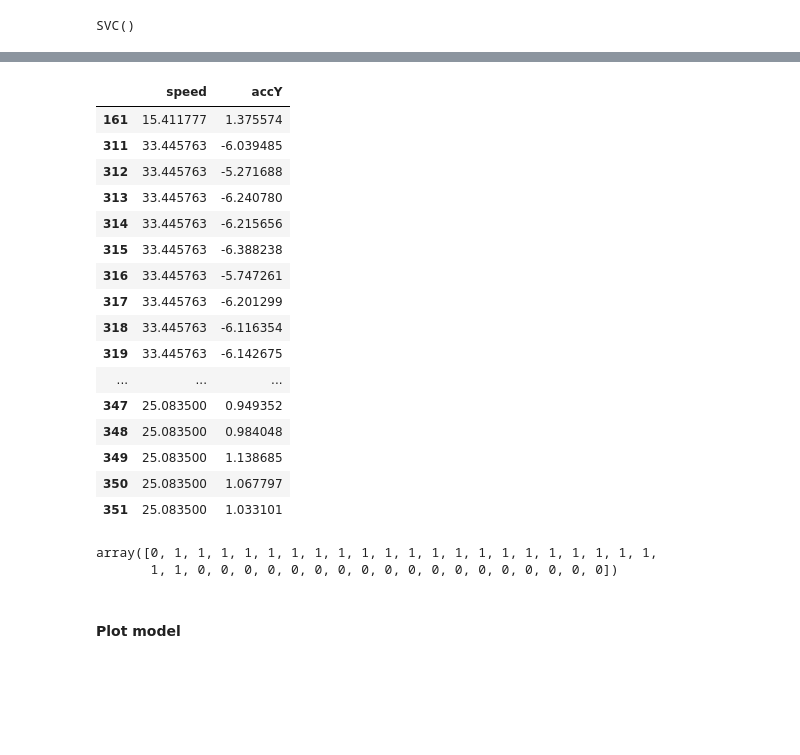
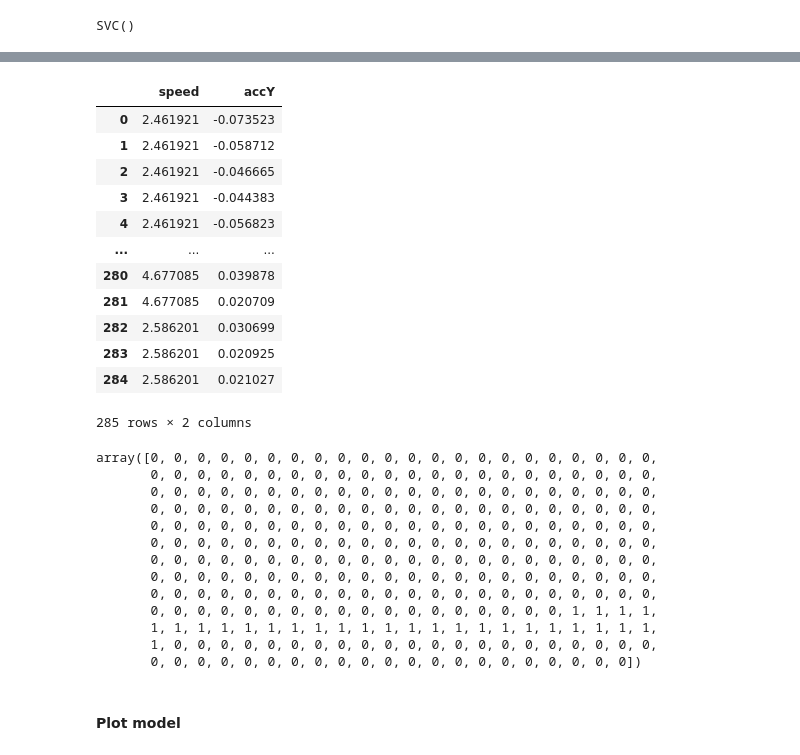
Before and after one commit to santiagoYps/ICRDSWeb, a Jupyter notebook: machine_learning/ML.ipynb, the cells around one changed output, grey strips where cells are left out. Saved outputs shown, nothing was run; the diff lists cells and outputs as text; code cells hidden in the pictures; blank space fills up the shorter version.

```diff
--- a/machine_learning/ML.ipynb
+++ b/machine_learning/ML.ipynb
@@ -10,7 +10,7 @@ from sklearn import svm
 # %% [markdown]
 Load data
 # %%
-brake_train_df = pd.read_csv('./data/smartphone_23-Jan-2022-18-49_frenada repentina_Data-Mu8hmYsKr0gDXTtH4_T.csv')
+brake_train_df = pd.read_csv('./filtered_data/smartphone_02-Feb-2022-20-04_frenada repentina_Data-Mv2FX62bOlZJlm8VJJx.csv')
 print("data size: ", brake_train_df.shape)
 brake_train_df.head()
 # %% [output]
@@ -69,31 +69,38 @@ clf.score(X_test, y_test)
 # %%
-test_data = brake_train_df[brake_train_df['eventClass'] == 1]  # Only near crash events
+test_data = brake_train_df#[brake_train_df['eventClass'] == 1]  # Only near crash events
 #test_data = brake_test_df[brake_test_df['eventClass'] == 0] # Only no near crash events
 test_data = test_data[['speed', 'accY']]
 test_data
 # %% [output]
 |  | speed | accY |
-| 161 | 15.411777 | 1.375574 |
-| 311 | 33.445763 | -6.039485 |
-| 312 | 33.445763 | -5.271688 |
-| 313 | 33.445763 | -6.240780 |
-| 314 | 33.445763 | -6.215656 |
-| 315 | 33.445763 | -6.388238 |
-| 316 | 33.445763 | -5.747261 |
-| 317 | 33.445763 | -6.201299 |
-| 318 | 33.445763 | -6.116354 |
-| 319 | 33.445763 | -6.142675 |
+| 0 | 2.461921 | -0.073523 |
+| 1 | 2.461921 | -0.058712 |
+| 2 | 2.461921 | -0.046665 |
+| 3 | 2.461921 | -0.044383 |
+| 4 | 2.461921 | -0.056823 |
 | ... | ... | ... |
-| 347 | 25.083500 | 0.949352 |
-| 348 | 25.083500 | 0.984048 |
-| 349 | 25.083500 | 1.138685 |
-| 350 | 25.083500 | 1.067797 |
-| 351 | 25.083500 | 1.033101 |
+| 280 | 4.677085 | 0.039878 |
+| 281 | 4.677085 | 0.020709 |
+| 282 | 2.586201 | 0.030699 |
+| 283 | 2.586201 | 0.020925 |
+| 284 | 2.586201 | 0.021027 |
+285 rows × 2 columns
 # %%
 clf.predict(test_data)
 # %% [output]
-array([0, 1, 1, 1, 1, 1, 1, 1, 1, 1, 1, 1, 1, 1, 1, 1, 1, 1, 1, 1, 1, 1,
-       1, 1, 0, 0, 0, 0, 0, 0, 0, 0, 0, 0, 0, 0, 0, 0, 0, 0, 0, 0])
+array([0, 0, 0, 0, 0, 0, 0, 0, 0, 0, 0, 0, 0, 0, 0, 0, 0, 0, 0, 0, 0, 0,
+       0, 0, 0, 0, 0, 0, 0, 0, 0, 0, 0, 0, 0, 0, 0, 0, 0, 0, 0, 0, 0, 0,
+       0, 0, 0, 0, 0, 0, 0, 0, 0, 0, 0, 0, 0, 0, 0, 0, 0, 0, 0, 0, 0, 0,
+       0, 0, 0, 0, 0, 0, 0, 0, 0, 0, 0, 0, 0, 0, 0, 0, 0, 0, 0, 0, 0, 0,
+       0, 0, 0, 0, 0, 0, 0, 0, 0, 0, 0, 0, 0, 0, 0, 0, 0, 0, 0, 0, 0, 0,
+       0, 0, 0, 0, 0, 0, 0, 0, 0, 0, 0, 0, 0, 0, 0, 0, 0, 0, 0, 0, 0, 0,
+       0, 0, 0, 0, 0, 0, 0, 0, 0, 0, 0, 0, 0, 0, 0, 0, 0, 0, 0, 0, 0, 0,
+       0, 0, 0, 0, 0, 0, 0, 0, 0, 0, 0, 0, 0, 0, 0, 0, 0, 0, 0, 0, 0, 0,
+       0, 0, 0, 0, 0, 0, 0, 0, 0, 0, 0, 0, 0, 0, 0, 0, 0, 0, 0, 0, 0, 0,
+       0, 0, 0, 0, 0, 0, 0, 0, 0, 0, 0, 0, 0, 0, 0, 0, 0, 0, 1, 1, 1, 1,
+       1, 1, 1, 1, 1, 1, 1, 1, 1, 1, 1, 1, 1, 1, 1, 1, 1, 1, 1, 1, 1, 1,
+       1, 0, 0, 0, 0, 0, 0, 0, 0, 0, 0, 0, 0, 0, 0, 0, 0, 0, 0, 0, 0, 0,
+       0, 0, 0, 0, 0, 0, 0, 0, 0, 0, 0, 0, 0, 0, 0, 0, 0, 0, 0, 0, 0])
 # %% [markdown]
 #### Plot model
 # %%
```
Also changed, not shown: parts of 3 cells of this notebook, 2 other files.
